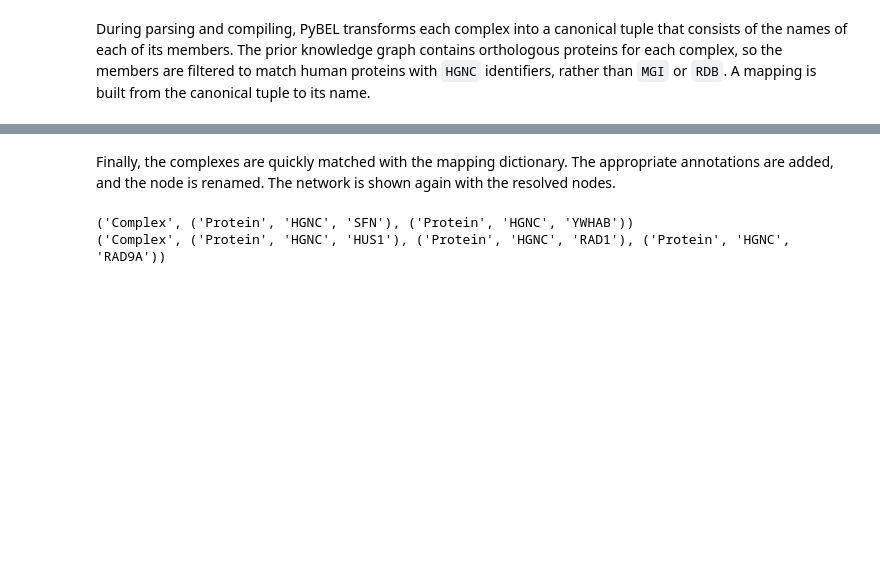
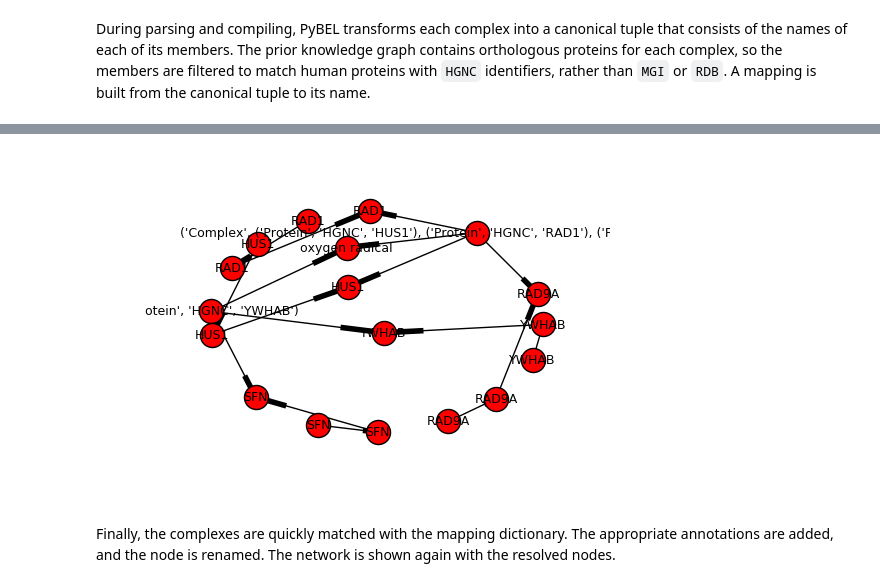
Before and after one commit to pybel/pybel-notebooks, a Jupyter notebook: Resolving Names of Complexes.ipynb, the cells around one changed output, grey strips where cells are left out. Drawn from its saved outputs; the diff is of its cells as text; code cells hidden in the pictures; blank space fills up the shorter version.

```diff
--- a/Resolving Names of Complexes.ipynb
+++ b/Resolving Names of Complexes.ipynb
@@ -19,7 +30,7 @@ pybel.get_version()
 The OpenBEL Framework provides a listing of named complexes, organized as BEL statements. This can be loaded from URL using PyBEL.
 # %%
 url = 'http://resource.belframework.org/belframework/20150611/resource/named-complexes.bel'
-path = os.path.expanduser('~/.pybel/named-complexes.gpickle')
+path = os.path.join(pybel.constants.PYBEL_DIR, 'named-complexes.gpickle')
 
 if not os.path.exists(path):
     complexes = pybel.from_url(url)
@@ -73,14 +80,22 @@ nx2d3.embed_networkx(g, width=600, height=400)
+# %%
+plt.axis('off')
+pos = nx.spring_layout(g, iterations=1000)
+nx.draw_networkx(g,
+                 pos=pos,
+                 with_labels=True,
+                 nodes=5,
+                 labels={n:('{}'.format(n[2]) if len(n) == 3 else n) for n in g},
+                 font_size=9)
+plt.show()
+# %% [output]
+[figure, added]
 # %% [markdown]
 Finally, the complexes are quickly matched with the mapping dictionary. The appropriate annotations are added, and the node is renamed. The network is shown again with the resolved nodes.
 # %%
 # fix node data
 for com in g.nodes_iter(type="Complex"):
-    print(com)
     if com in t2n:
         g.node[com].update(t2n[com])
 
 # fix node names
-gr = networkx.relabel_nodes(g, lambda n: relabel_mapping[n] if n in relabel_mapping else n, copy=False)
+gr = nx.relabel_nodes(g, lambda n: relabel_mapping[n] if n in relabel_mapping else n, copy=False)
-# %% [output]
-('Complex', ('Protein', 'HGNC', 'SFN'), ('Protein', 'HGNC', 'YWHAB'))
-('Complex', ('Protein', 'HGNC', 'HUS1'), ('Protein', 'HGNC', 'RAD1'), ('Protein', 'HGNC', 'RAD9A'))
```
Also changed, not shown: parts of 12 cells of this notebook, 3 other files.
